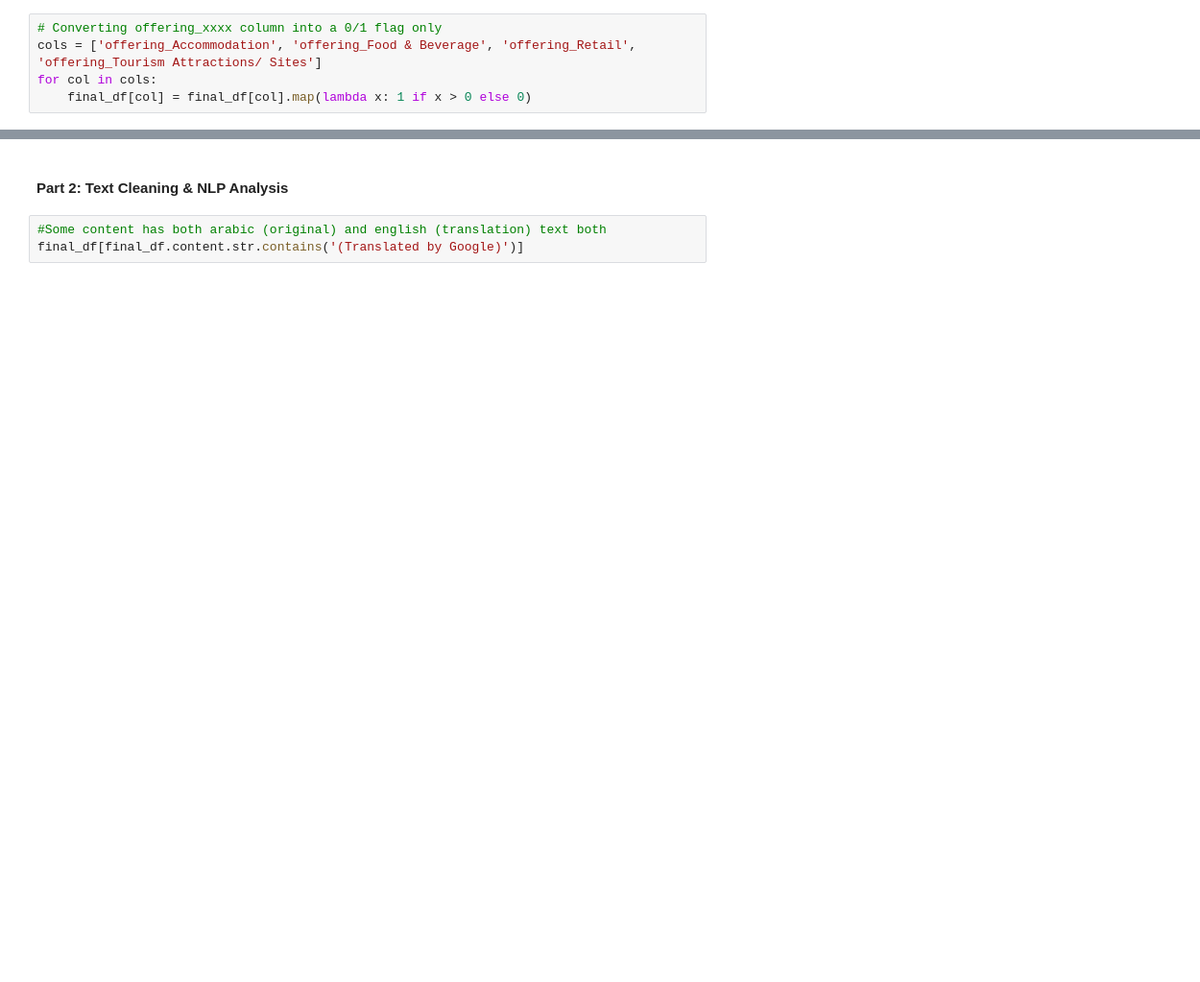
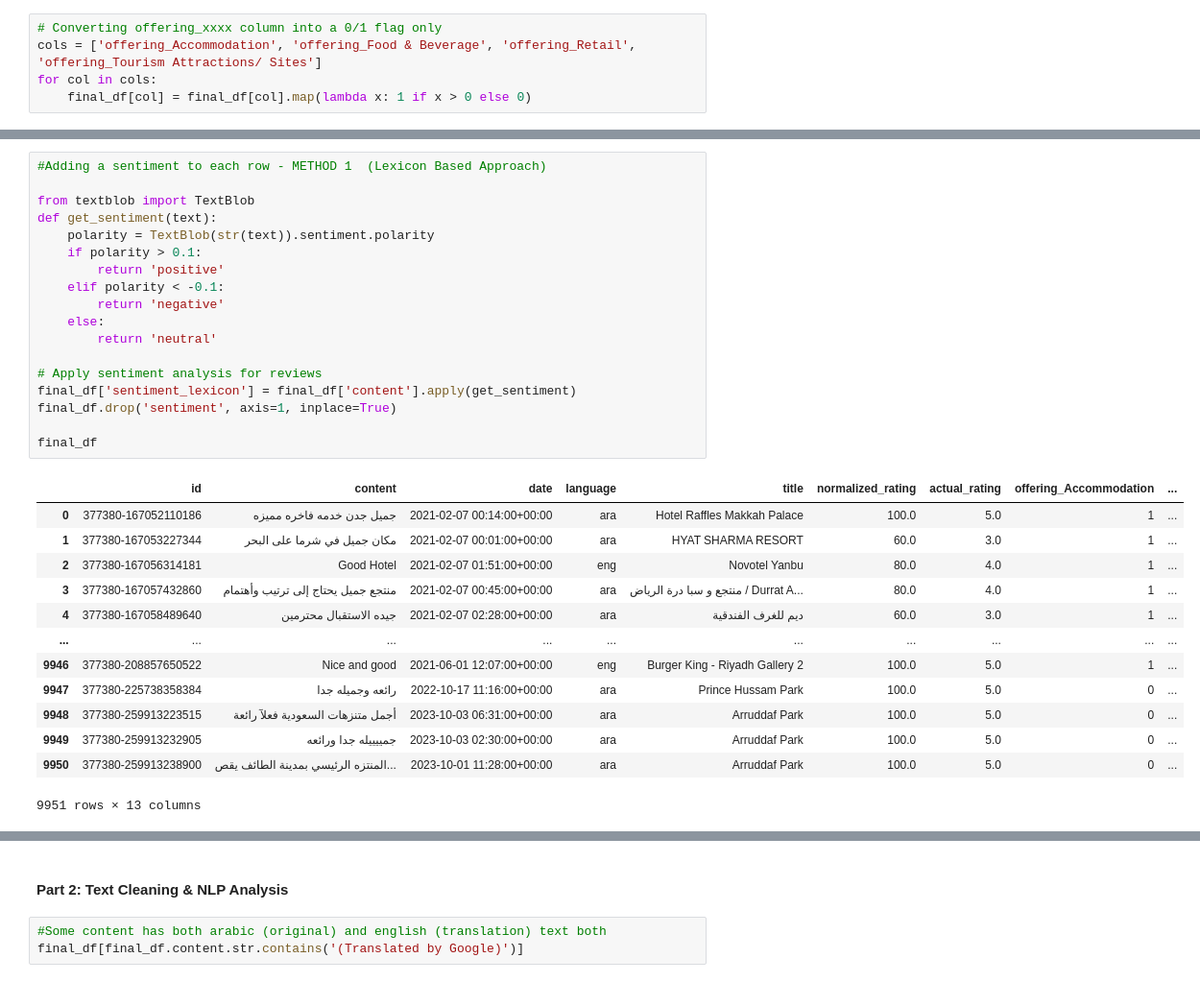
Before and after one commit to jadkrisht98/Artefact_Project, a Jupyter notebook: Final_Notebook.ipynb, the cells around one changed output, grey strips where cells are left out. Shown at 96% size. Cells and saved outputs as stored; diff of their text form; blank space fills up the shorter version.

```diff
--- a/Final_Notebook.ipynb
+++ b/Final_Notebook.ipynb
@@ -178,3 +377,35 @@ final_df
+# %%
+#Adding a sentiment to each row - METHOD 1  (Lexicon Based Approach)
+
+from textblob import TextBlob
+def get_sentiment(text):
+    polarity = TextBlob(str(text)).sentiment.polarity
+    if polarity > 0.1:
+        return 'positive'
+    elif polarity < -0.1:
+        return 'negative'
+    else:
+        return 'neutral'
+
+# Apply sentiment analysis for reviews
+final_df['sentiment_lexicon'] = final_df['content'].apply(get_sentiment)
+final_df.drop('sentiment', axis=1, inplace=True)
+
+final_df
+# %% [output]
+|  | id | content | date | language | title | normalized_rating | actual_rating | offering_Accommodation | ... |
+| 0 | 377380-167052110186 | جميل جدن خدمه فاخره مميزه | 2021-02-07 00:14:00+00:00 | ara | Hotel Raffles Makkah Palace | 100.0 | 5.0 | 1 | ... |
+| 1 | 377380-167053227344 | مكان جميل في شرما على البحر | 2021-02-07 00:01:00+00:00 | ara | HYAT SHARMA RESORT | 60.0 | 3.0 | 1 | ... |
+| 2 | 377380-167056314181 | Good Hotel | 2021-02-07 01:51:00+00:00 | eng | Novotel Yanbu | 80.0 | 4.0 | 1 | ... |
+| 3 | 377380-167057432860 | منتجع جميل يحتاج إلى ترتيب وأهتمام | 2021-02-07 00:45:00+00:00 | ara | منتجع و سبا درة الرياض / Durrat A... | 80.0 | 4.0 | 1 | ... |
+| 4 | 377380-167058489640 | جيده الاستقبال محترمين | 2021-02-07 02:28:00+00:00 | ara | ديم للغرف الفندقية | 60.0 | 3.0 | 1 | ... |
+| ... | ... | ... | ... | ... | ... | ... | ... | ... | ... |
+| 9946 | 377380-208857650522 | Nice and good | 2021-06-01 12:07:00+00:00 | eng | Burger King - Riyadh Gallery 2 | 100.0 | 5.0 | 1 | ... |
+| 9947 | 377380-225738358384 | رائعه وجميله جدا | 2022-10-17 11:16:00+00:00 | ara | Prince Hussam Park | 100.0 | 5.0 | 0 | ... |
+| 9948 | 377380-259913223515 | أجمل متنزهات السعودية فعلآ رائعة | 2023-10-03 06:31:00+00:00 | ara | Arruddaf Park | 100.0 | 5.0 | 0 | ... |
+| 9949 | 377380-259913232905 | جمييييله جدا ورائعه | 2023-10-03 02:30:00+00:00 | ara | Arruddaf Park | 100.0 | 5.0 | 0 | ... |
+| 9950 | 377380-259913238900 | المنتزه الرئيسي بمدينة الطائف يقص... | 2023-10-01 11:28:00+00:00 | ara | Arruddaf Park | 100.0 | 5.0 | 0 | ... |
+9951 rows × 13 columns
 # %%
 #Adding a sentiment to each row - METHOD 2  (Task-Specific Large Language Model : XLM-RoBERTa pre-trained LLM model + Neural Network Classification model)
 
```
Also changed, not shown: parts of 29 cells of this notebook.
